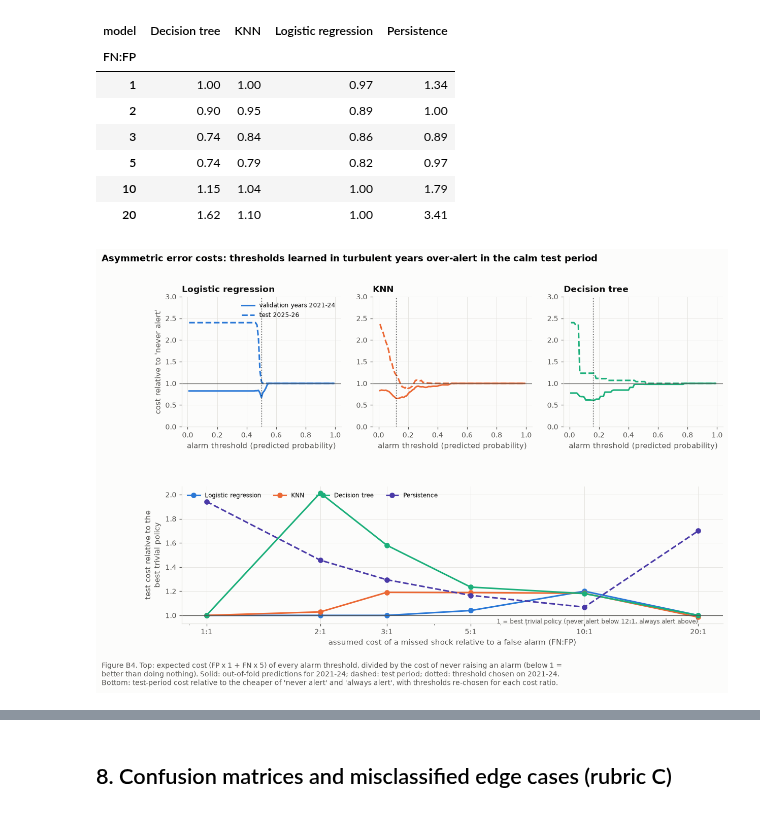
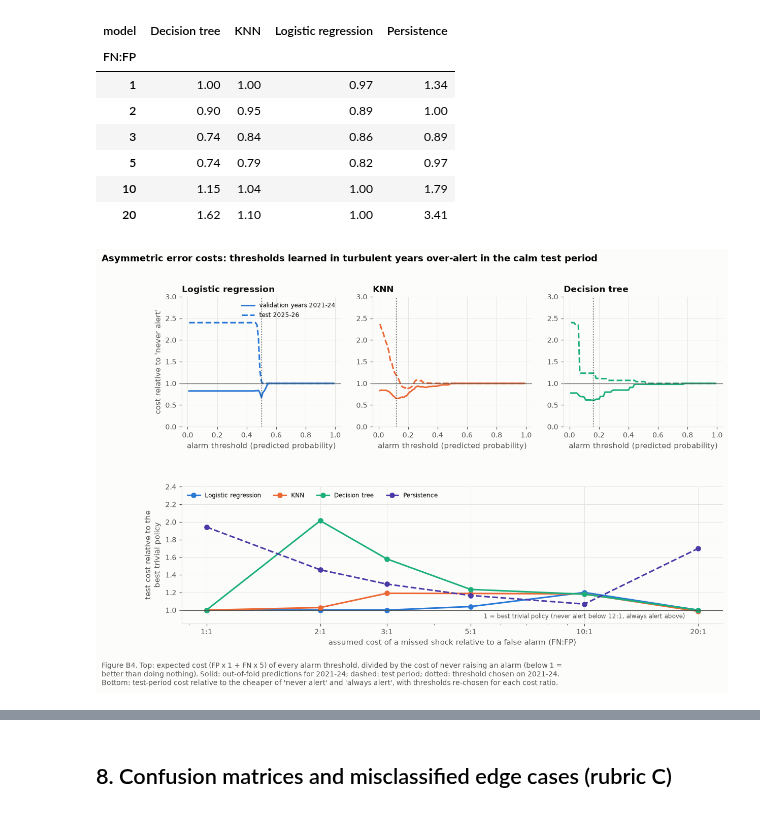
Before and after one commit to S-Hoorain/Ds-project, a Jupyter notebook: notebooks/03_baseline_models.ipynb, the cells around one changed output, grey strips where cells are left out. Saved outputs shown, nothing was run; the diff lists cells and outputs as text; code cells hidden in the pictures.

```diff
--- a/notebooks/03_baseline_models.ipynb
+++ b/notebooks/03_baseline_models.ipynb
@@ -709,36 +739,37 @@ for i, n in enumerate(MODELS):
         never = B.COST_FN * yy.sum()
         ax.plot(grid_t, [B.expected_cost(yy, pp, t) / never for t in grid_t], color=COLORS[n], ls=ls, label=lab)
     ax.axhline(1, color=INK_SECONDARY, lw=0.8)
     ax.axvline(thr[n], color=INK, lw=0.8, ls=":")
     ax.set_ylim(0, 3)
     ax.set_title(n, fontsize=11)
     ax.set_xlabel("alarm threshold (predicted probability)")
     if i == 0:
         ax.set_ylabel("cost relative to 'never alert'")
         ax.legend(fontsize=8, loc="upper right")
 ax = fig.add_subplot(gs[1, :])
 for n in MODELS + ["Persistence"]:
     s = sens[sens["model"] == n]
     ax.plot(s["FN:FP"], s["relative cost, test"], marker="o", color=COLORS[n], ls="-" if n in MODELS else "--", label=n)
 ax.axhline(1, color=INK_SECONDARY, lw=0.8)
 cross = (len(yt) - yt.sum()) / yt.sum()   # FN:FP ratio at which never-alert and always-alert cost the same
-ax.text(20, 0.975, f"1 = best trivial policy (never alert below {cross:.0f}:1, always alert above)", fontsize=8,
-        color=INK_SECONDARY, ha="right", va="top")
+ax.text(10, 0.965, f"1 = best trivial policy (never alert below {cross:.0f}:1, always alert above)", fontsize=8,
+        color=INK_SECONDARY, ha="center", va="top")
+ax.set_ylim(0.85, 2.4)
 ax.set_xscale("log")
 ax.set_xticks(B.COST_RATIOS, [f"{r}:1" for r in B.COST_RATIOS])
 ax.set_xlabel("assumed cost of a missed shock relative to a false alarm (FN:FP)")
 ax.set_ylabel("test cost relative to the\nbest trivial policy")
 ax.legend(fontsize=8, ncol=4, loc="upper left")
 fig.suptitle("Asymmetric error costs: thresholds learned in turbulent years over-alert in the calm test period",
              x=0.01, ha="left", fontsize=12, fontweight="bold")
 caption(fig, "Figure B4. Top: expected cost (FP x 1 + FN x 5) of every alarm threshold, divided by the cost of never raising an alarm (below 1 =\n"
              "better than doing nothing). Solid: out-of-fold predictions for 2021-24; dashed: test period; dotted: threshold chosen on 2021-24.\n"
              "Bottom: test-period cost relative to the cheaper of 'never alert' and 'always alert', with thresholds re-chosen for each cost ratio.",
         y=0.02)
 fig.savefig(FIG_DIR / "figB4_cost_analysis.png")
 plt.show()
 # %% [output]
-[figure, old version]
+[figure, new version]
 # %% [markdown]
 **Reading the cost analysis**
 
```
Also changed, not shown: parts of 13 cells of this notebook, 12 other files.
